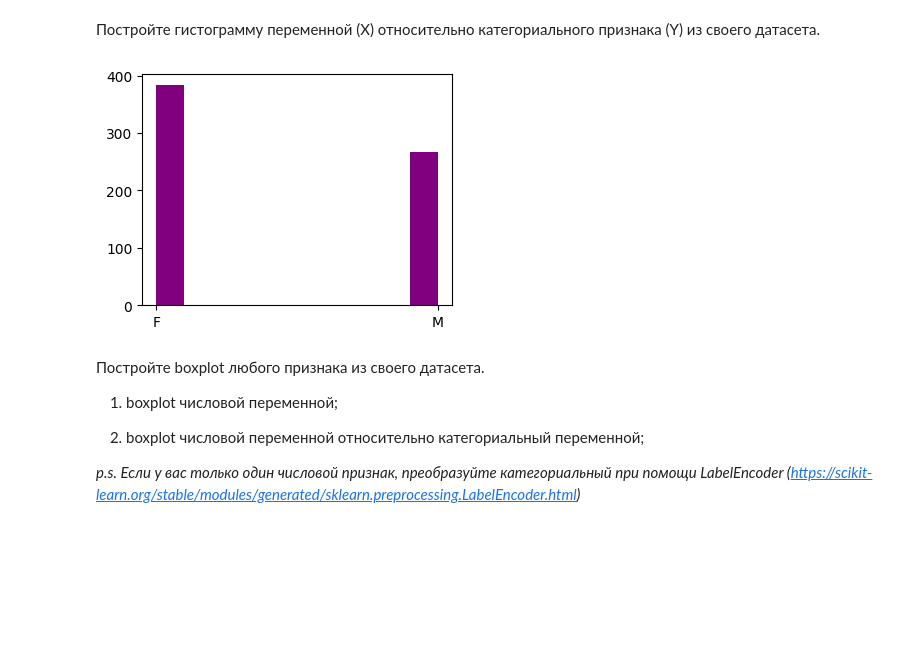
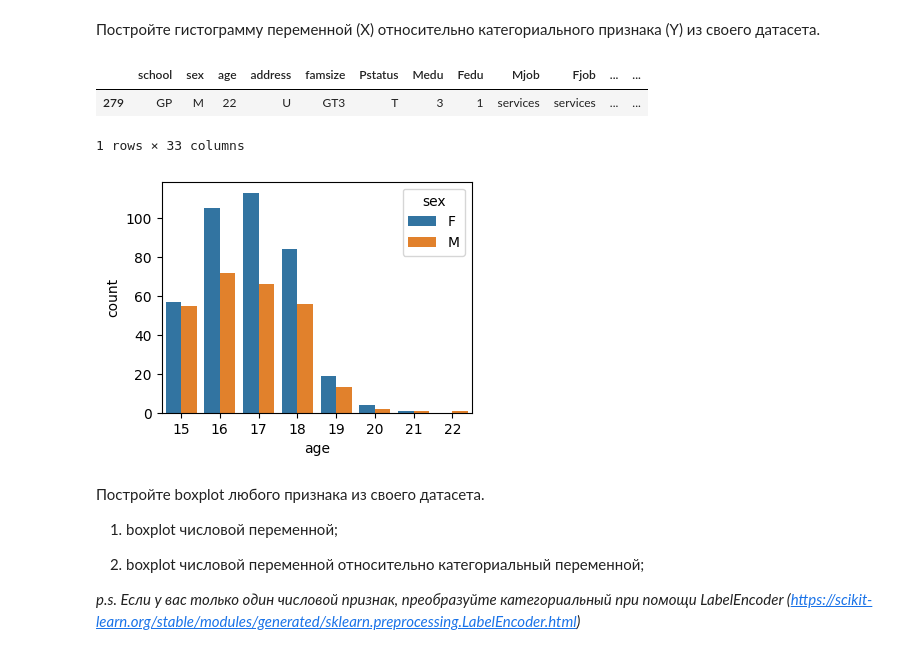
Before and after one commit to linalex13666/Labs, a Jupyter notebook: lab2/Задание_2.ipynb, the cells around one changed output. Saved outputs shown, nothing was run; the diff lists cells and outputs as text; code cells hidden in the pictures; blank space fills up the shorter version.

```diff
--- a/lab2/Задание_2.ipynb
+++ b/lab2/Задание_2.ipynb
@@ -142,15 +144,18 @@ Example: видим, что среднее и отклонение различ
 # %%
 """
 
 Ваш код здесь
 
 """
 
 plt.figure(figsize=(4, 3))
-plt.hist(df['sex'], color='purple')
-plt.show()
+sns.countplot(x='age', hue='sex', data=df);
+df.loc[df['age'] == 22]
 # %% [output]
+|  | school | sex | age | address | famsize | Pstatus | Medu | Fedu | Mjob | Fjob | ... | ... |
+| 279 | GP | M | 22 | U | GT3 | T | 3 | 1 | services | services | ... | ... |
+1 rows × 33 columns
-[figure, old version]
+[figure, new version]
 # %% [markdown]
 Постройте boxplot любого признака из своего датасета.
 
```
Also changed, not shown: parts of 6 cells of this notebook.
